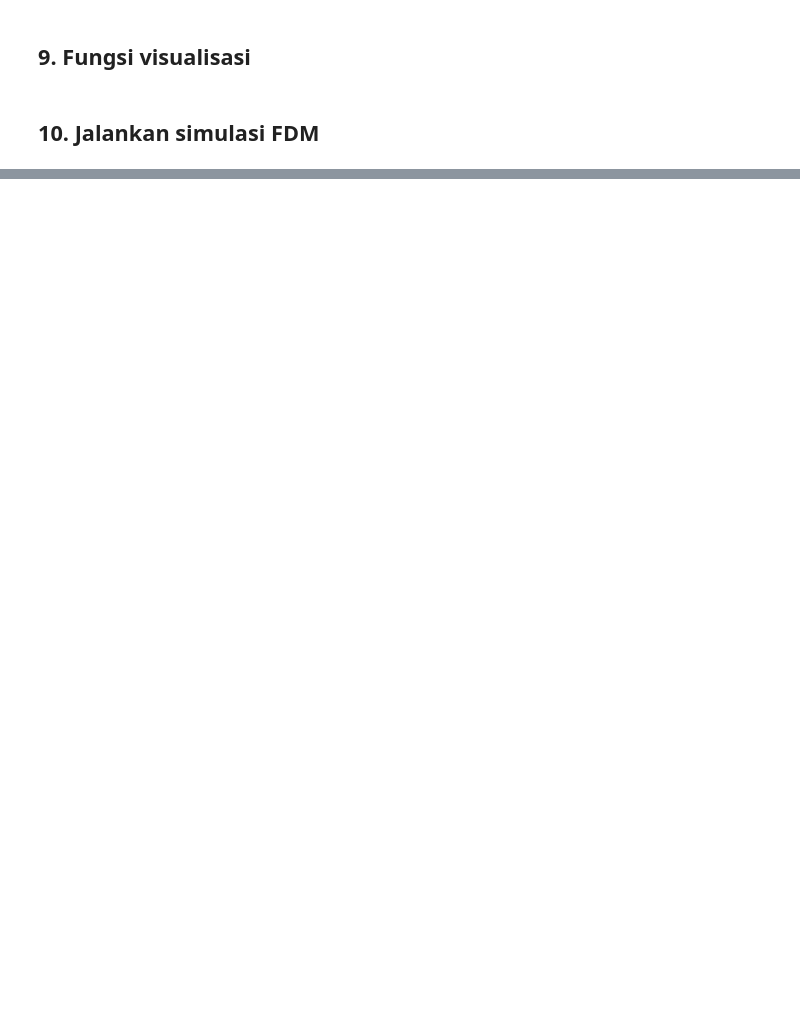
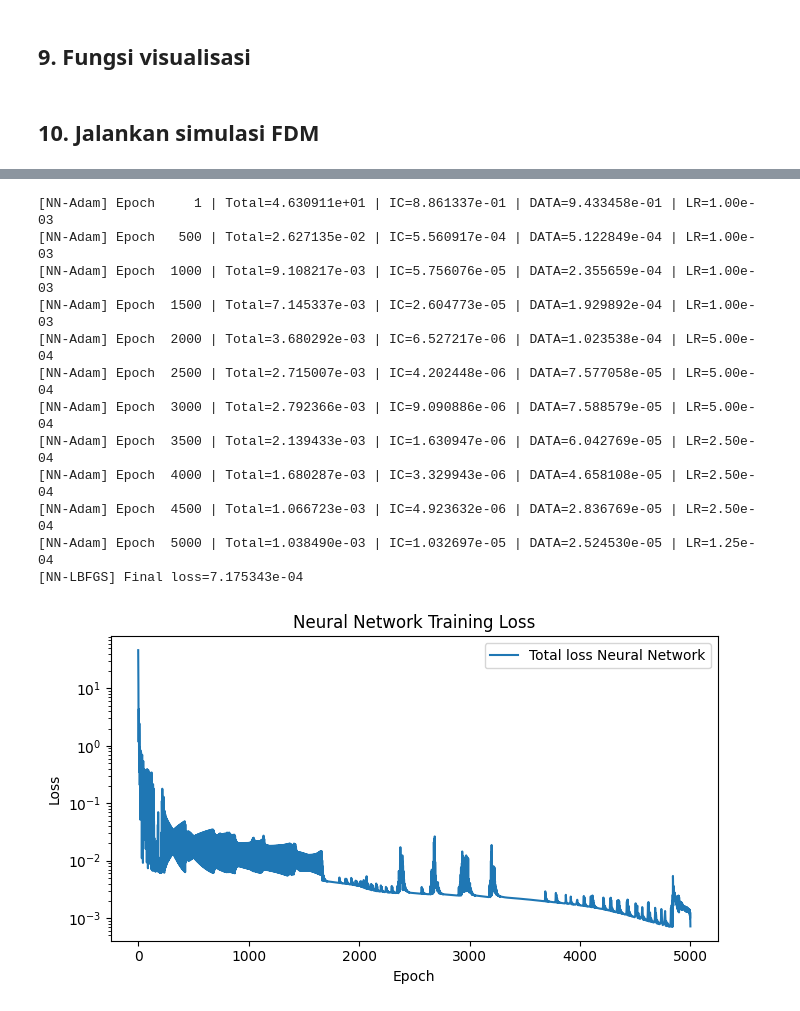
Before and after one commit to alzakaria14/porous-media-flow, a Jupyter notebook: porous_media_flow_pinn_gpu.ipynb, the cells around one changed output, grey strips where cells are left out. Saved outputs shown, nothing was run; the diff lists cells and outputs as text; code cells hidden in the pictures; blank space fills up the shorter version.

```diff
--- a/porous_media_flow_pinn_gpu.ipynb
+++ b/porous_media_flow_pinn_gpu.ipynb
@@ -822 +962,31 @@ Koordinat sensor dummy (x, y) [m]:
+# %%
+nn_model, nn_history = train_neural_network(
+    epochs_adam=5000,
+    epochs_lbfgs=250,
+    initial_stride=2,
+    lr=1e-3,
+    obs_data=DUMMY_PINN_OBSERVATIONS,
+    w_ini=15.0,
+    w_data=35.0,
+)
+
+plot_history(
+    nn_history,
+    title='Neural Network Training Loss',
+    label='Total loss Neural Network',
+)
+# %% [output]
+[NN-Adam] Epoch     1 | Total=4.630911e+01 | IC=8.861337e-01 | DATA=9.433458e-01 | LR=1.00e-03
+[NN-Adam] Epoch   500 | Total=2.627135e-02 | IC=5.560917e-04 | DATA=5.122849e-04 | LR=1.00e-03
+[NN-Adam] Epoch  1000 | Total=9.108217e-03 | IC=5.756076e-05 | DATA=2.355659e-04 | LR=1.00e-03
+[NN-Adam] Epoch  1500 | Total=7.145337e-03 | IC=2.604773e-05 | DATA=1.929892e-04 | LR=1.00e-03
+[NN-Adam] Epoch  2000 | Total=3.680292e-03 | IC=6.527217e-06 | DATA=1.023538e-04 | LR=5.00e-04
+[NN-Adam] Epoch  2500 | Total=2.715007e-03 | IC=4.202448e-06 | DATA=7.577058e-05 | LR=5.00e-04
+[NN-Adam] Epoch  3000 | Total=2.792366e-03 | IC=9.090886e-06 | DATA=7.588579e-05 | LR=5.00e-04
+[NN-Adam] Epoch  3500 | Total=2.139433e-03 | IC=1.630947e-06 | DATA=6.042769e-05 | LR=2.50e-04
+[NN-Adam] Epoch  4000 | Total=1.680287e-03 | IC=3.329943e-06 | DATA=4.658108e-05 | LR=2.50e-04
+[NN-Adam] Epoch  4500 | Total=1.066723e-03 | IC=4.923632e-06 | DATA=2.836769e-05 | LR=2.50e-04
+[NN-Adam] Epoch  5000 | Total=1.038490e-03 | IC=1.032697e-05 | DATA=2.524530e-05 | LR=1.25e-04
+[NN-LBFGS] Final loss=7.175343e-04
+[figure, added]
 # %% [markdown]
```
Also changed, not shown: parts of 22 cells of this notebook, 2 other files.
